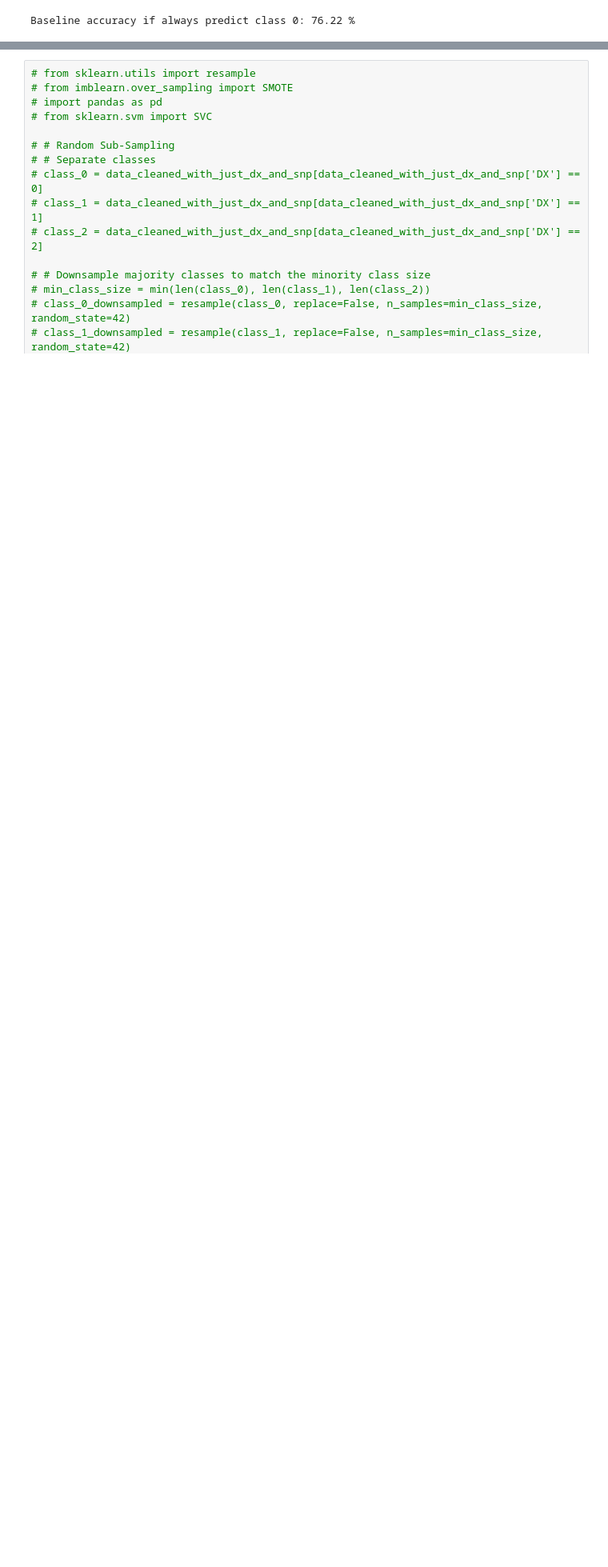
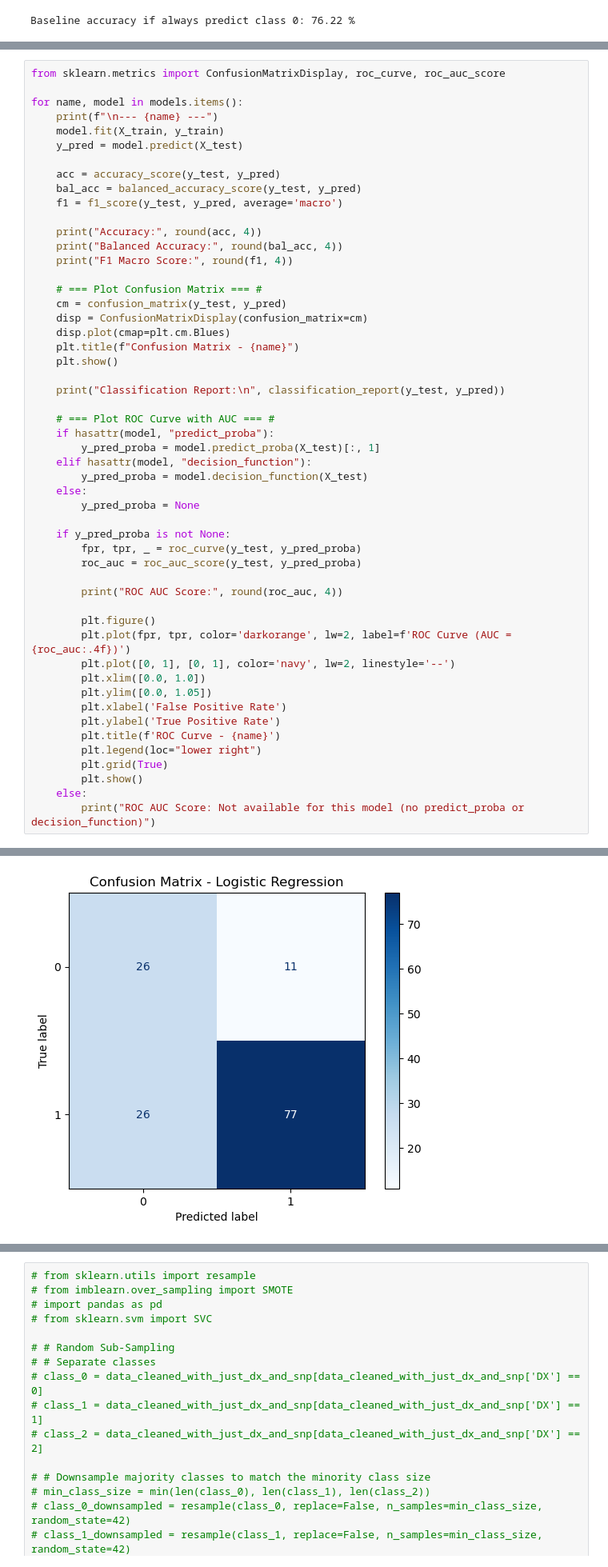
Before and after one commit to MohamedMegdoud/pfe, a Jupyter notebook: p-value8/data2.ipynb, the cells around one changed output, grey strips where cells are left out. Shown at 80% size. Cells and saved outputs as stored; diff of their text form; blank space fills up the shorter version.

```diff
--- a/p-value8/data2.ipynb
+++ b/p-value8/data2.ipynb
@@ -507,0 +655,53 @@ ROC AUC Score: 0.9864
+# %%
+from sklearn.metrics import ConfusionMatrixDisplay, roc_curve, roc_auc_score
+
+for name, model in models.items():
+    print(f"\n--- {name} ---")
+    model.fit(X_train, y_train)
+    y_pred = model.predict(X_test)
+
+    acc = accuracy_score(y_test, y_pred)
+    bal_acc = balanced_accuracy_score(y_test, y_pred)
+    f1 = f1_score(y_test, y_pred, average='macro')
+
+    print("Accuracy:", round(acc, 4))
+    print("Balanced Accuracy:", round(bal_acc, 4))
+    print("F1 Macro Score:", round(f1, 4))
+
+    # === Plot Confusion Matrix === #
+    cm = confusion_matrix(y_test, y_pred)
+    disp = ConfusionMatrixDisplay(confusion_matrix=cm)
+    disp.plot(cmap=plt.cm.Blues)
+    plt.title(f"Confusion Matrix - {name}")
+    plt.show()
+
+    print("Classification Report:\n", classification_report(y_test, y_pred))
+
+    # === Plot ROC Curve with AUC === #
+    if hasattr(model, "predict_proba"):
+        y_pred_proba = model.predict_proba(X_test)[:, 1]
+    elif hasattr(model, "decision_function"):
+        y_pred_proba = model.decision_function(X_test)
+    else:
+        y_pred_proba = None
+
+    if y_pred_proba is not None:
+        fpr, tpr, _ = roc_curve(y_test, y_pred_proba)
+        roc_auc = roc_auc_score(y_test, y_pred_proba)
+
+        print("ROC AUC Score:", round(roc_auc, 4))
+
+        plt.figure()
+        plt.plot(fpr, tpr, color='darkorange', lw=2, label=f'ROC Curve (AUC = {roc_auc:.4f})')
+        plt.plot([0, 1], [0, 1], color='navy', lw=2, linestyle='--')
+        plt.xlim([0.0, 1.0])
+        plt.ylim([0.0, 1.05])
+        plt.xlabel('False Positive Rate')
+        plt.ylabel('True Positive Rate')
+        plt.title(f'ROC Curve - {name}')
+        plt.legend(loc="lower right")
+        plt.grid(True)
+        plt.show()
+    else:
+        print("ROC AUC Score: Not available for this model (no predict_proba or decision_function)")
+# %% [output]
@@ -507,0 +712 @@ ROC AUC Score: 0.9864
+[figure, added]
```
Also changed, not shown: parts of 21 cells of this notebook.
